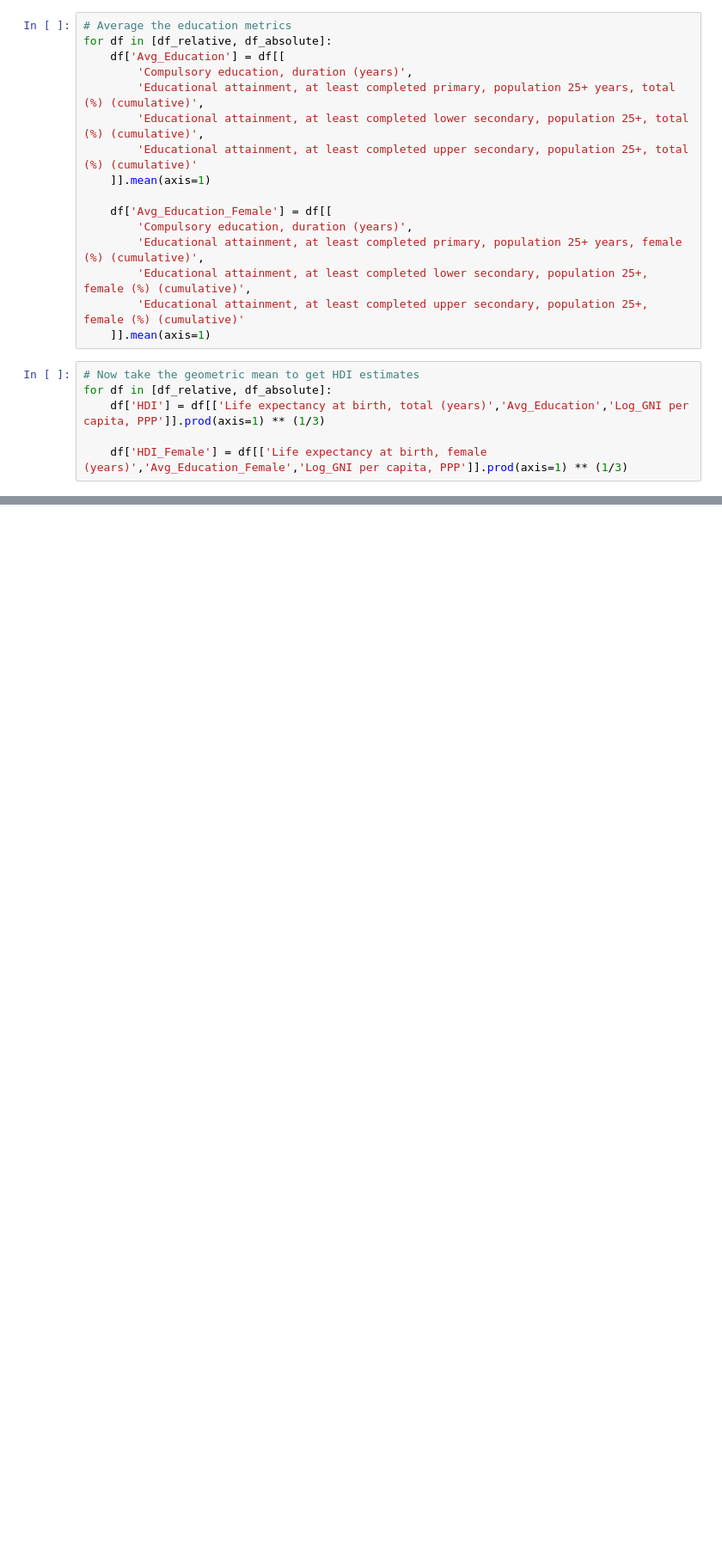
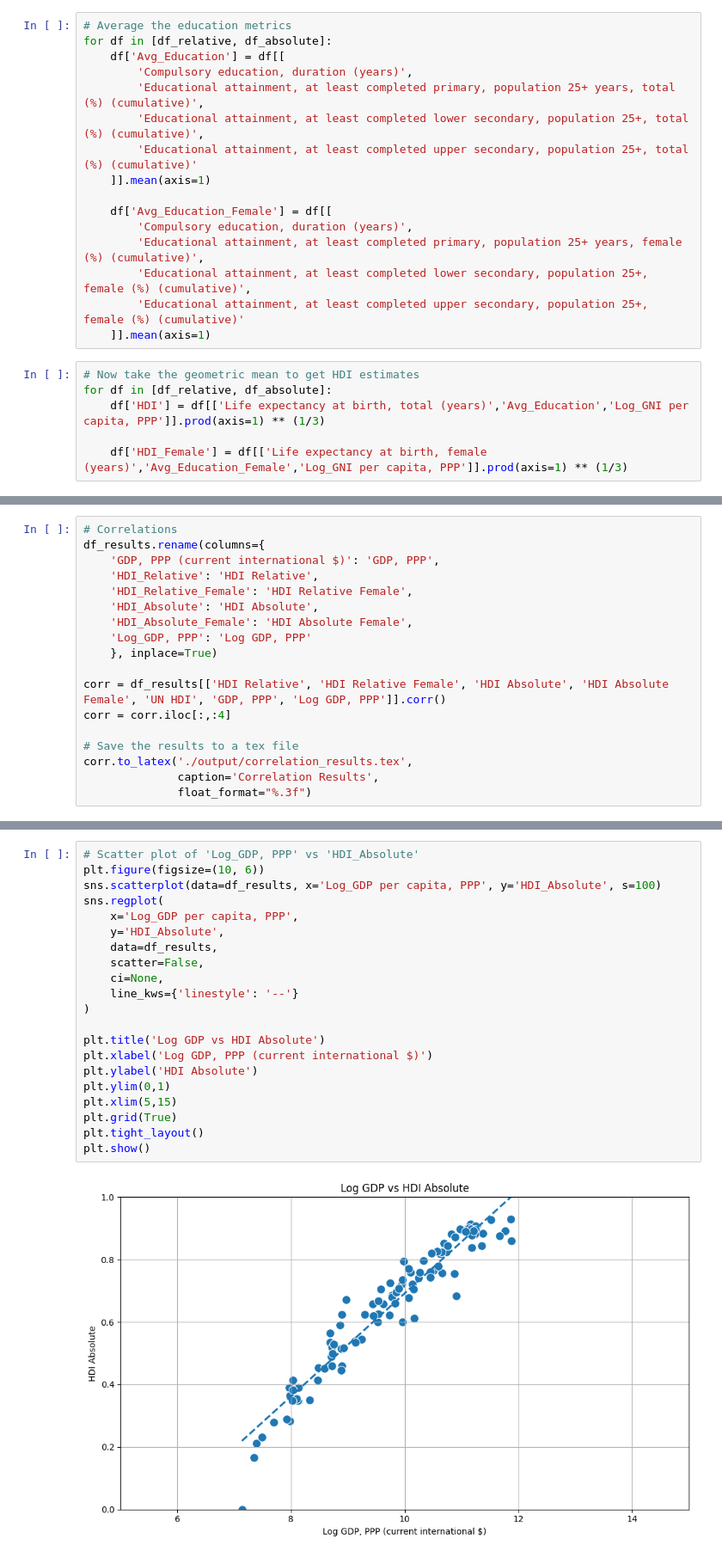
Before and after one commit to svanomm/development-econ, a Jupyter notebook: week 1 assignment/20250707 - DevEcon Assignment 1.ipynb, the cells around one changed output, grey strips where cells are left out. Shown: that part at 86% size. Saved outputs shown, nothing was run; the diff lists cells and outputs as text; blank space fills up the shorter version.

```diff
--- a/week 1 assignment/20250707 - DevEcon Assignment 1.ipynb
+++ b/week 1 assignment/20250707 - DevEcon Assignment 1.ipynb
@@ -146,0 +202,18 @@ df_results
+# %%
+# Correlations
+df_results.rename(columns={
+    'GDP, PPP (current international $)': 'GDP, PPP',
+    'HDI_Relative': 'HDI Relative',
+    'HDI_Relative_Female': 'HDI Relative Female',
+    'HDI_Absolute': 'HDI Absolute',
+    'HDI_Absolute_Female': 'HDI Absolute Female',
+    'Log_GDP, PPP': 'Log GDP, PPP'
+    }, inplace=True)
+
+corr = df_results[['HDI Relative', 'HDI Relative Female', 'HDI Absolute', 'HDI Absolute Female', 'UN HDI', 'GDP, PPP', 'Log GDP, PPP']].corr()
+corr = corr.iloc[:,:4]
+
+# Save the results to a tex file
+corr.to_latex('./output/correlation_results.tex',
+              caption='Correlation Results',
+              float_format="%.3f")
@@ -146,0 +298,23 @@ df_results
+# %%
+# Scatter plot of 'Log_GDP, PPP' vs 'HDI_Absolute'
+plt.figure(figsize=(10, 6))
+sns.scatterplot(data=df_results, x='Log_GDP per capita, PPP', y='HDI_Absolute', s=100)
+sns.regplot(
+    x='Log_GDP per capita, PPP',
+    y='HDI_Absolute',
+    data=df_results,
+    scatter=False,
+    ci=None,
+    line_kws={'linestyle': '--'}
+)
+
+plt.title('Log GDP vs HDI Absolute')
+plt.xlabel('Log GDP, PPP (current international $)')
+plt.ylabel('HDI Absolute')
+plt.ylim(0,1)
+plt.xlim(5,15)
+plt.grid(True)
+plt.tight_layout()
+plt.show()
+# %% [output]
+[figure, added]
```
Also changed, not shown: parts of 15 cells of this notebook, 6 other files.
